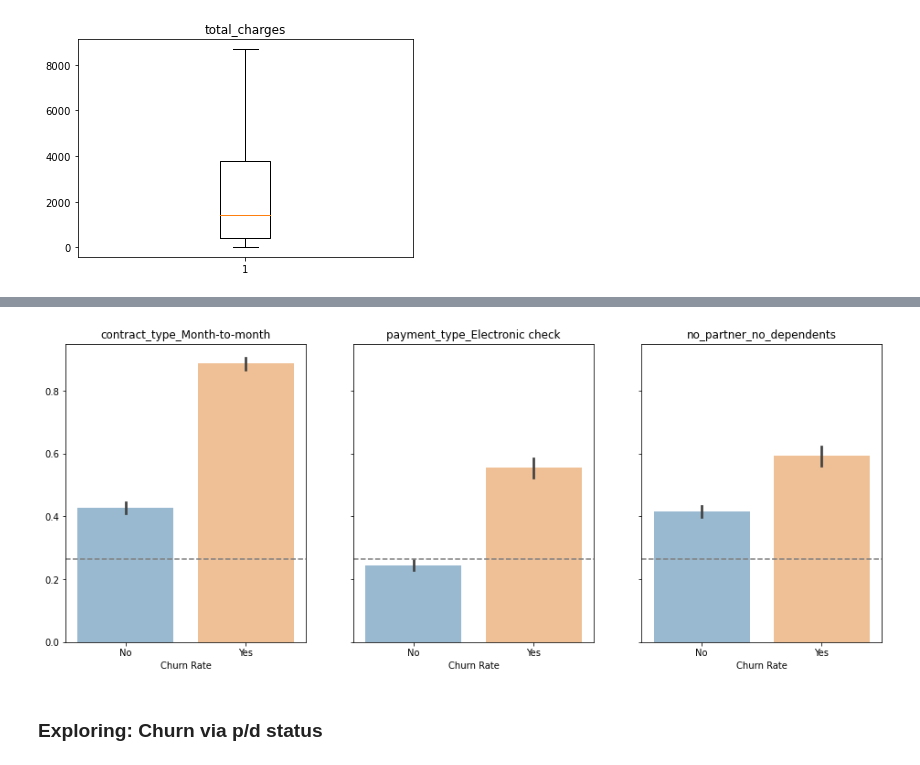
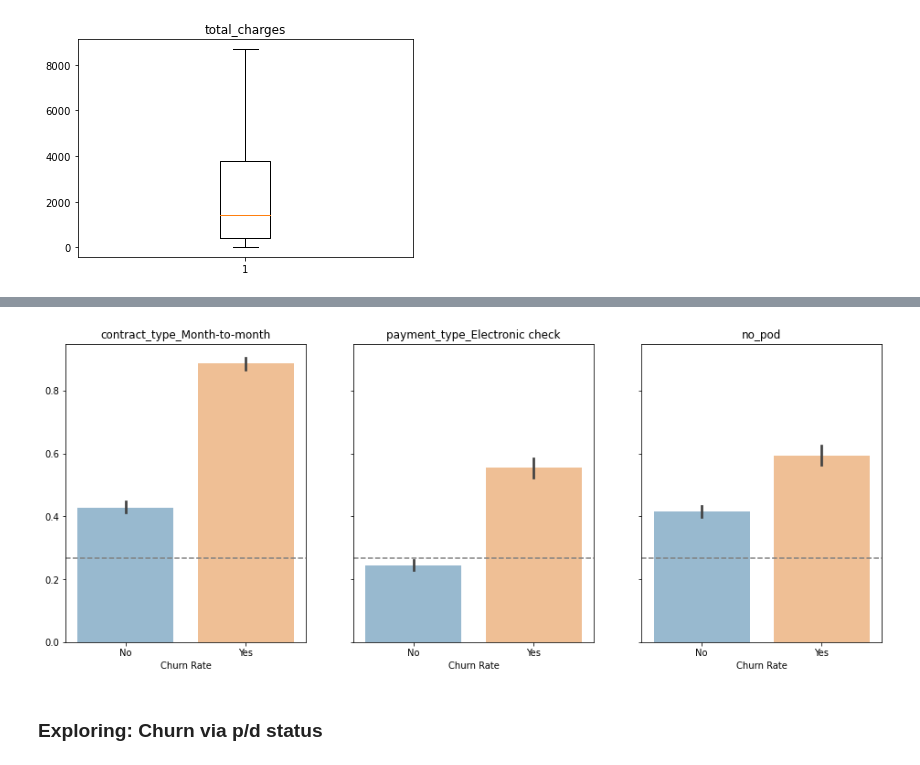
Before and after one commit to SchneemannDavid/classification_project, a Jupyter notebook: acquire_prep_explore.ipynb, the cells around one changed output, grey strips where cells are left out. Cells and saved outputs as stored; diff of their text form; code cells hidden in the pictures.

```diff
--- a/acquire_prep_explore.ipynb
+++ b/acquire_prep_explore.ipynb
@@ -139,0 +39,4 @@ telco_split_explore(df)
+# %%
+# Utilizing our py file function 'get_telco_data' to return our table in the form of a dataframe
+df = acquire_telco.get_telco_data()
+df.head()
@@ -139,0 +51,4 @@ telco_split_explore(df)
+# %%
+# Utilizing our py file function 'prep_telco_data' to return our dataframe tidy and clean
+df = prepare.prep_telco_data(df)
+df.head()
@@ -140,3 +79,6 @@ telco_split_explore(df)
+# %%
+# calling the function and applying it to our df
+train, validate, test = split_telco.telco_split_explore(df)
 # %%
 train.shape, validate.shape, test.shape
 # %% [output]
@@ -385,21 +292,21 @@ memory usage: 2.2+ MB
 # %%
-features = ['contract_type_Month-to-month', 'payment_type_Electronic check', 'no_partner_no_dependents']
+features = ['contract_type_Month-to-month', 'payment_type_Electronic check', 'no_pod']
 
 enumerate(features)
 
 list(enumerate(features))
 
 churn_rate = train.churn_encoded.mean()
 _, ax = plt.subplots(nrows=1, ncols=3, figsize=(16, 6), sharey=True)
 for i, feature in enumerate(features):
     sns.barplot('churn', feature, data=train
                 , ax=ax[i], alpha=0.5)
     ax[i].set_xlabel('Churn Rate')
     ax[i].set_ylabel('')
     ax[i].set_title(feature)
     ax[i].axhline(churn_rate, ls='--', color='grey')
 # %% [output]
-[figure, old version]
+[figure, new version]
 # %% [markdown]
 ### Exploring: Churn via p/d status
 # %%
```
Also changed, not shown: parts of 103 cells of this notebook, 5 other files.
